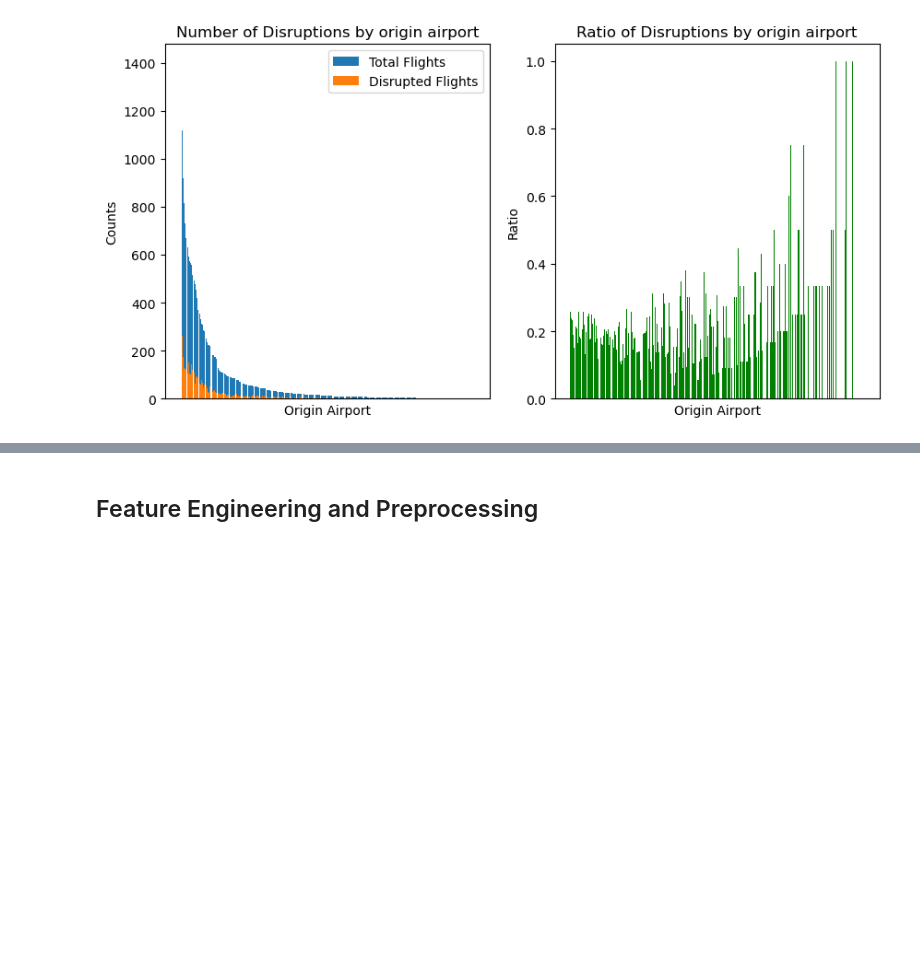
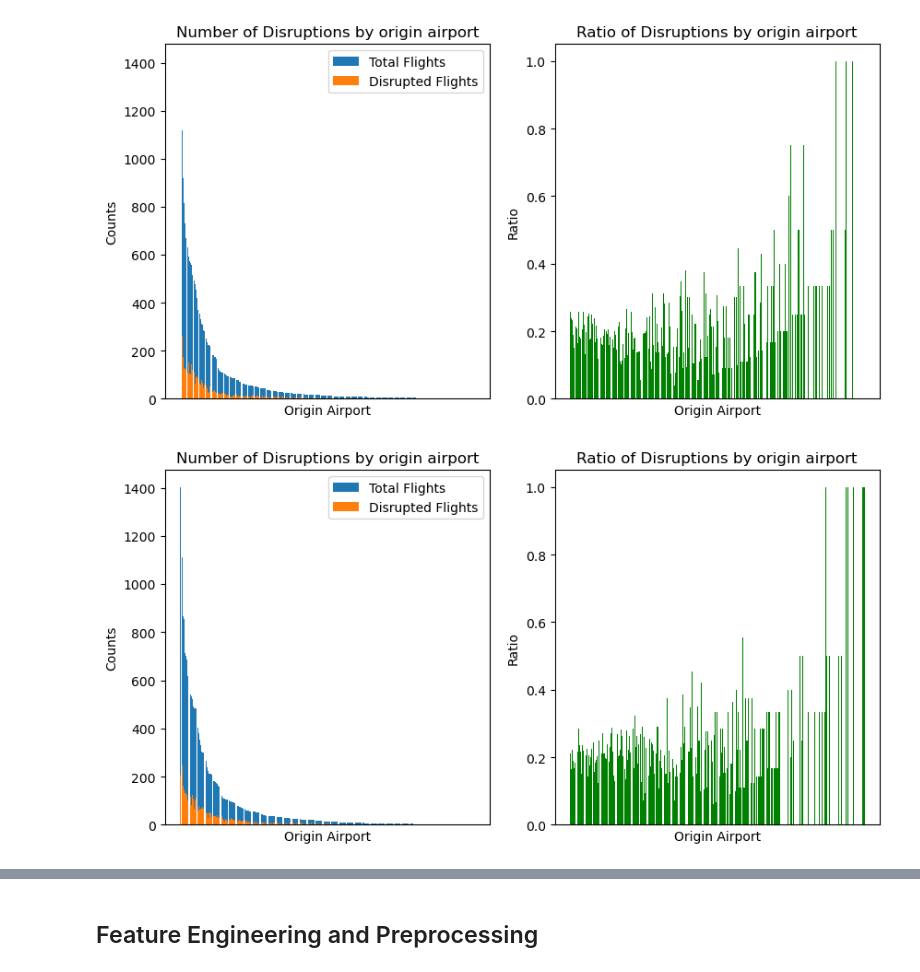
Before and after one commit to samuelleehope/ID5059_Flight_Prediction, a Jupyter notebook: ID5059Project1.ipynb, the cells around one changed output, grey strips where cells are left out. Drawn from its saved outputs; the diff is of its cells as text; code cells hidden in the pictures; blank space fills up the shorter version.

```diff
--- a/ID5059Project1.ipynb
+++ b/ID5059Project1.ipynb
@@ -291,6 +288,31 @@ ax2.set_ylabel('Ratio')
 ax2.tick_params(axis='x', which='both', bottom=False, top=False, labelbottom=False)
 # %% [output]
 [figure]
+# %%
+dest_data = pd.merge(flights_raw['Dest'].value_counts(),
+                       flights_raw.groupby('Dest')['Disruption'].sum(),
+                       left_index=True, right_index=True)
+
+dest_data.columns = ["Flights", "Disruptions"]
+dest_data['Ratio'] = dest_data['Disruptions']/dest_data['Flights']
+
+
+fig, (ax1,ax2) = plt.subplots(nrows=1,ncols=2,figsize=(10,5))
+ax1.bar(dest_data.index, dest_data['Flights'],label='Total Flights')
+ax1.bar(dest_data.index, dest_data['Disruptions'], label='Disrupted Flights')
+ax1.set_title('Number of Disruptions by origin airport')
+ax1.set_xlabel('Origin Airport')
+ax1.set_ylabel('Counts')
+ax1.legend()
+ax1.tick_params(axis='x', which='both', bottom=False, top=False, labelbottom=False)
+
+ax2.bar(dest_data.index, dest_data['Ratio'],color="green")
+ax2.set_title('Ratio of Disruptions by origin airport')
+ax2.set_xlabel('Origin Airport')
+ax2.set_ylabel('Ratio')
+ax2.tick_params(axis='x', which='both', bottom=False, top=False, labelbottom=False)
+# %% [output]
+[figure, added]
 # %% [markdown]
 ### Summary
 We feature engineer the following features:
```
Also changed, not shown: parts of 11 cells of this notebook.
